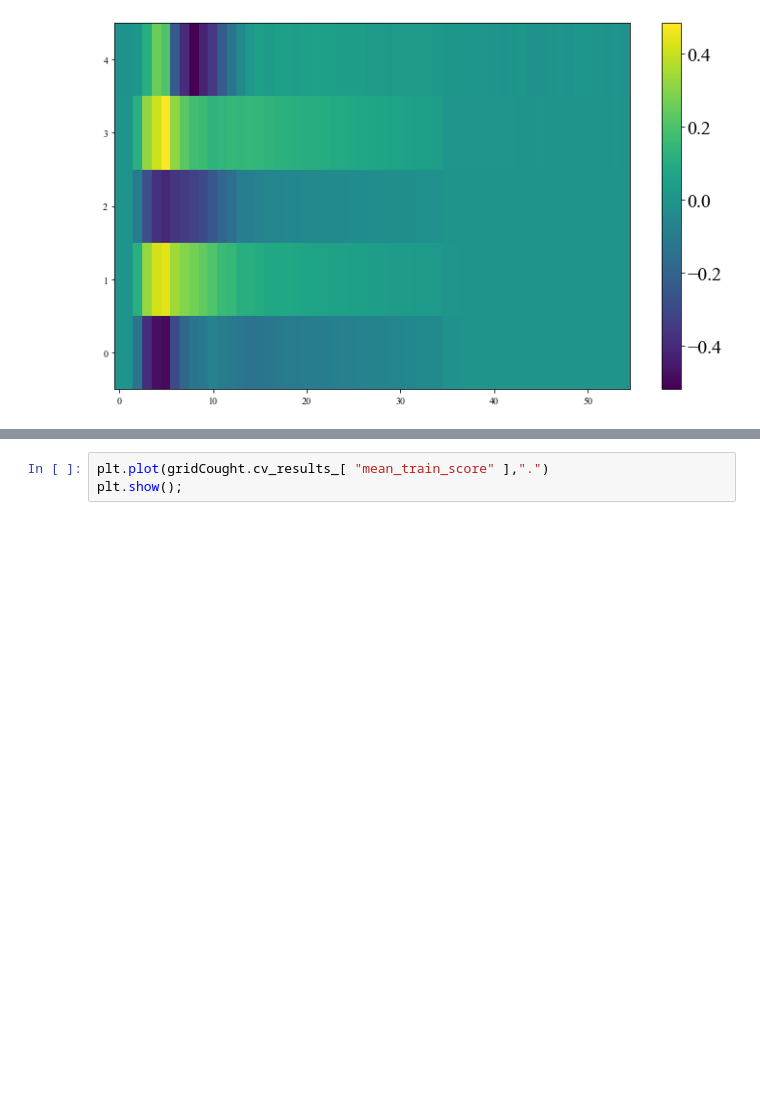
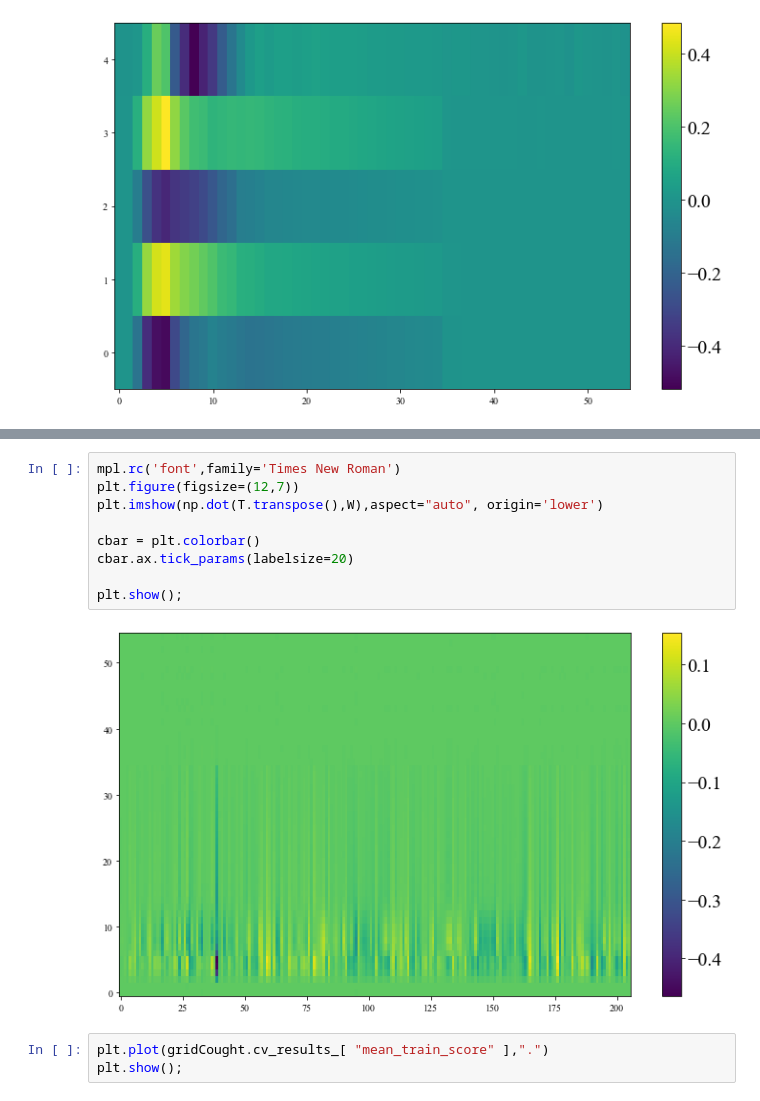
Before and after one commit to 89605502155/ML-repositry, a Jupyter notebook: N-PLS.ipynb, the cells around one changed output, grey strips where cells are left out. Saved outputs shown, nothing was run; the diff lists cells and outputs as text; blank space fills up the shorter version.

```diff
--- a/N-PLS.ipynb
+++ b/N-PLS.ipynb
@@ -308,3 +320,14 @@ plt.show();
+# %%
+mpl.rc('font',family='Times New Roman')
+plt.figure(figsize=(12,7))
+plt.imshow(np.dot(T.transpose(),W),aspect="auto", origin='lower')
+
+cbar = plt.colorbar()
+cbar.ax.tick_params(labelsize=20)
+
+plt.show();
+# %% [output]
+[figure, added]
 # %%
 plt.plot(gridCought.cv_results_[ "mean_train_score" ],".")
 plt.show();
```
Also changed, not shown: parts of 2 cells of this notebook.
